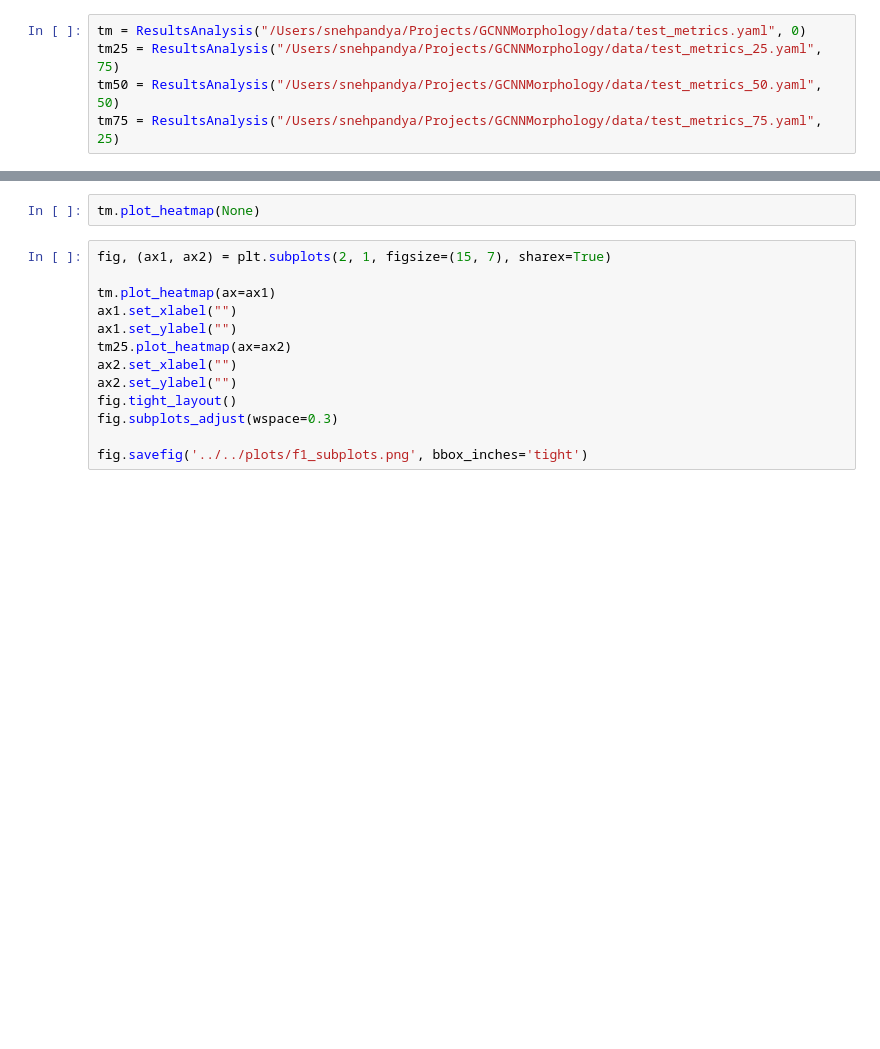
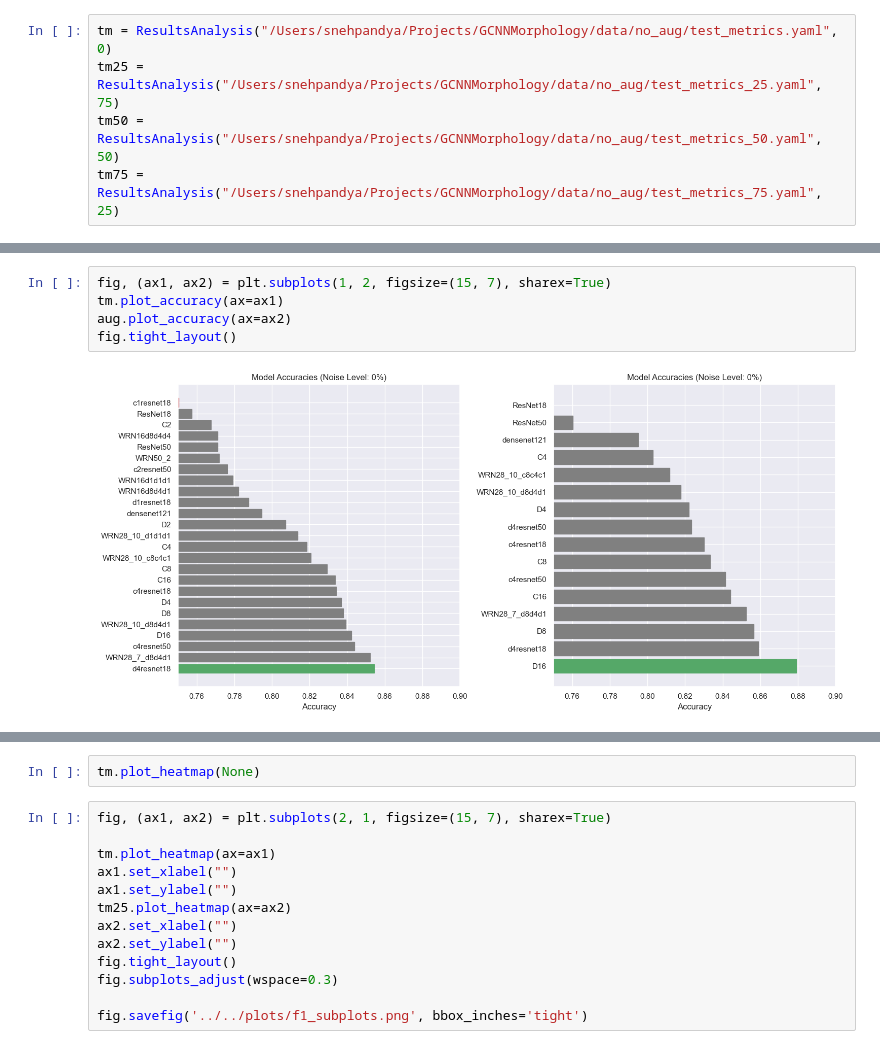
Before and after one commit to snehjp2/GCNNMorphology, a Jupyter notebook: src/notebooks/results_analysis.ipynb, the cells around one changed output, grey strips where cells are left out. Cells and saved outputs as stored; diff of their text form; blank space fills up the shorter version.

```diff
--- a/src/notebooks/results_analysis.ipynb
+++ b/src/notebooks/results_analysis.ipynb
@@ -126,7 +138,7 @@ class ResultsAnalysis:
         plt.legend(bbox_to_anchor=(1.05, 1.05))
         plt.show()
 # %%
-tm = ResultsAnalysis("/Users/snehpandya/Projects/GCNNMorphology/data/test_metrics.yaml", 0)
-tm25 = ResultsAnalysis("/Users/snehpandya/Projects/GCNNMorphology/data/test_metrics_25.yaml", 75)
-tm50 = ResultsAnalysis("/Users/snehpandya/Projects/GCNNMorphology/data/test_metrics_50.yaml", 50)
-tm75 = ResultsAnalysis("/Users/snehpandya/Projects/GCNNMorphology/data/test_metrics_75.yaml", 25)
+tm = ResultsAnalysis("/Users/snehpandya/Projects/GCNNMorphology/data/no_aug/test_metrics.yaml", 0)
+tm25 = ResultsAnalysis("/Users/snehpandya/Projects/GCNNMorphology/data/no_aug/test_metrics_25.yaml", 75)
+tm50 = ResultsAnalysis("/Users/snehpandya/Projects/GCNNMorphology/data/no_aug/test_metrics_50.yaml", 50)
+tm75 = ResultsAnalysis("/Users/snehpandya/Projects/GCNNMorphology/data/no_aug/test_metrics_75.yaml", 25)
@@ -132,0 +161,7 @@ tm75 = ResultsAnalysis("/Users/snehpandya/Projects/GCNNMorphology/data/test_metr
+# %%
+fig, (ax1, ax2) = plt.subplots(1, 2, figsize=(15, 7), sharex=True)
+tm.plot_accuracy(ax=ax1)
+aug.plot_accuracy(ax=ax2)
+fig.tight_layout()
+# %% [output]
+[figure, added]
```
Also changed, not shown: parts of 6 cells of this notebook, 8 other files.
